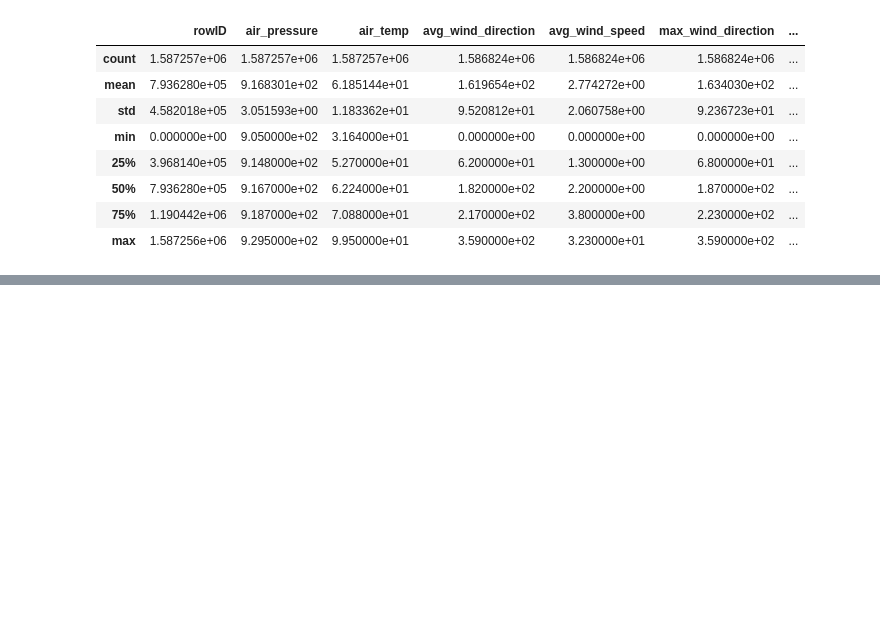
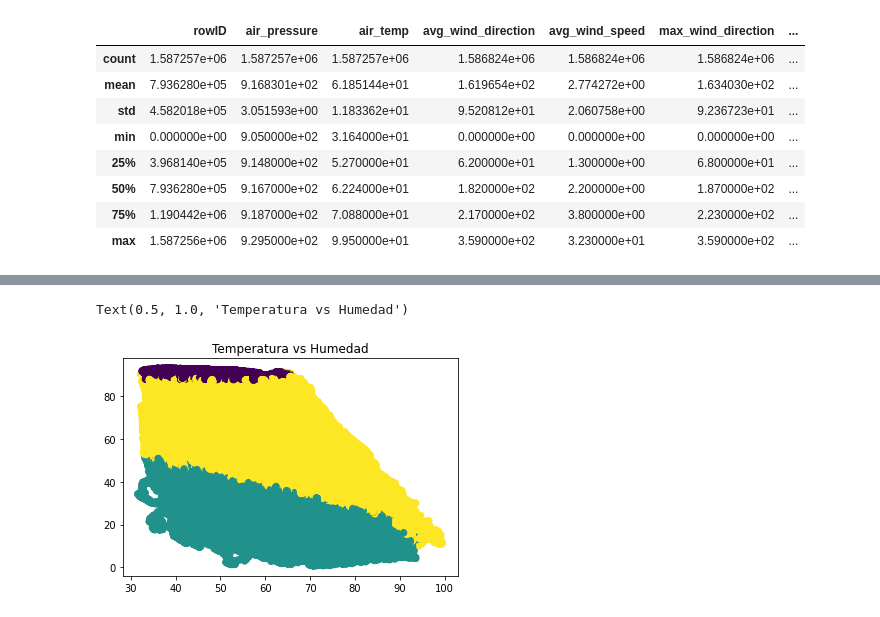
Before and after one commit to JmDeleon2000/Lab-3-AI-clustering, a Jupyter notebook: kmeans.ipynb, the cells around one changed output, grey strips where cells are left out. Cells and saved outputs as stored; diff of their text form; code cells hidden in the pictures; blank space fills up the shorter version.

```diff
--- a/kmeans.ipynb
+++ b/kmeans.ipynb
@@ -73,0 +107,7 @@ plt.show()
+# %%
+#air_temp vs relative_humidity
+plt.scatter(data[:, 1], data[:, 2], c=labels, s=40)
+plt.title('Temperatura vs Humedad')
+# %% [output]
+Text(0.5, 1.0, 'Temperatura vs Humedad')
+[figure, added]
```
Also changed, not shown: parts of 10 cells of this notebook.
